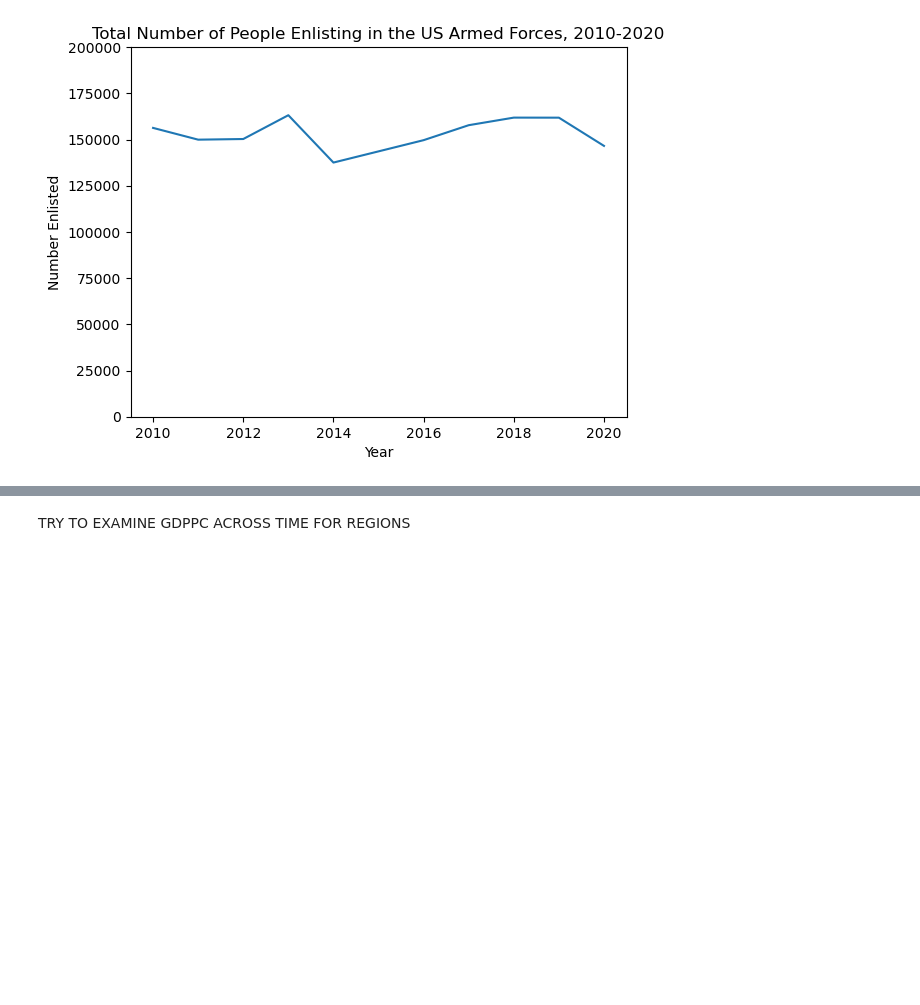
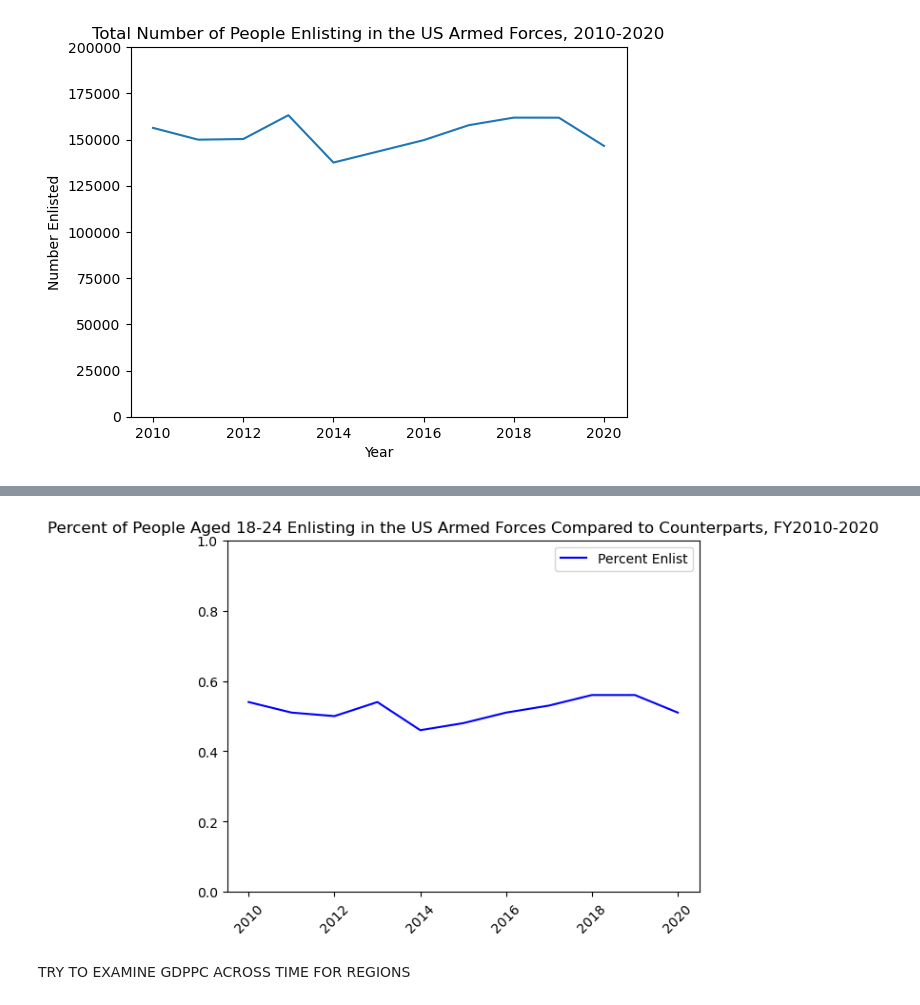
Before and after one commit to lightc4/lightch_capstone1, a Jupyter notebook: notebook/Accessions2010_20_gdppc.ipynb, the cells around one changed output, grey strips where cells are left out. Cells and saved outputs as stored; diff of their text form; code cells hidden in the pictures; blank space fills up the shorter version.

```diff
--- a/notebook/Accessions2010_20_gdppc.ipynb
+++ b/notebook/Accessions2010_20_gdppc.ipynb
@@ -118,3 +118,5 @@ Line graph:
 # %%
 #https://download.militaryonesource.mil/12038/MOS/Reports/2020-demographics-report.pdf
 #At a total of 1,333,822 DoD Active Duty members, the military force of 2020 is 5.9 percent smaller than it was in 2010, when there were 1,417,370 Active Duty members.
+# %%
+df2 = pd.read_excel('../data/FY2010_20_Active_Component_Accessions_Non_PriorSvc_Census_Region_v2.xlsx', nrows=153)
@@ -121,3 +240,14 @@ Line graph:
+# %%
+plt.plot(df2_total_3['Year(FY)'], df2_total_3['DoD_Civ_Tot_Per'], label = 'Percent Enlist', color = 'blue')
+
+plt.ylim(0, 1)
+
+plt.title('Percent of People Aged 18-24 Enlisting in the US Armed Forces Compared to Counterparts, FY2010-2020')
+plt.xticks(rotation=45)
+plt.legend()
+plt.show()
+# %% [output]
+[figure, added]
 # %% [markdown]
 TRY TO EXAMINE GDPPC ACROSS TIME FOR REGIONS
 # %%
```
Also changed, not shown: parts of 12 cells of this notebook, 1 other file.
